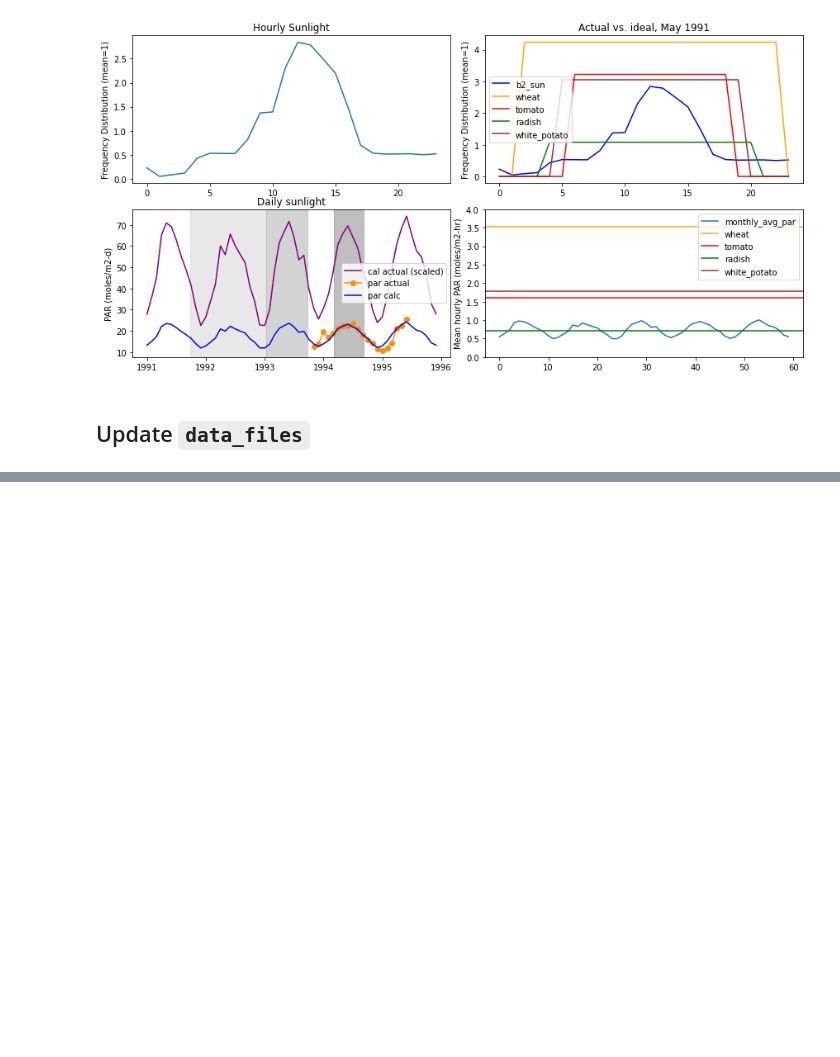
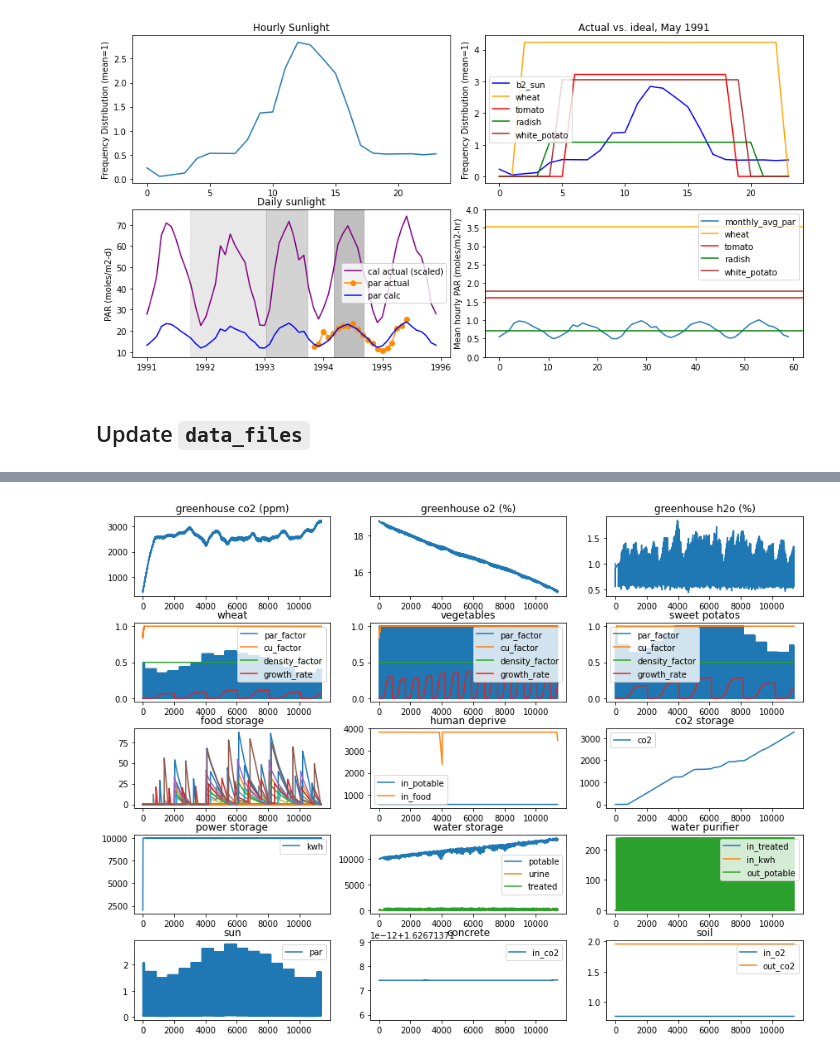
Before and after one commit to overthesun/simoc, a Jupyter notebook: generate_simoc_b2.ipynb, the cells around one changed output, grey strips where cells are left out. Drawn from its saved outputs; the diff is of its cells as text; code cells hidden in the pictures; blank space fills up the shorter version.

```diff
--- a/generate_simoc_b2.ipynb
+++ b/generate_simoc_b2.ipynb
@@ -358,0 +496,32 @@ with open(data_files_path / 'currency_desc.json', 'w') as f:
+# %%
+# MISSION 1A
+# Update config
+start_1a = '1991-09-26'
+end_1a = '1993-01-12'  # Day 475, pure O2 added
+days_1a = pd.date_range(start_1a, end_1a, freq='D').shape[0]
+config_b2_mission1a = {
+    **deepcopy(config_b2_base),
+    'start_time': start_1a,
+    'termination': [{'condition': 'time', 'value': days_1a, 'unit': 'day',}],
+}
+with open(data_files_path / 'config_b2_mission1a.json', 'w') as f:
+    json.dump(config_b2_mission1a, f, indent=4)
+
+# Run Model
+print('Mission 1a')
+start_time = time.time()
+model_1a = AgentModel.from_config(config_b2_mission1a, agent_desc=b2_agent_desc)
+model_1a.step_to(termination=True)
+runtime = round(time.time() - start_time, 2)
+data_1a = model_1a.get_data()
+with open(data_files_path / 'simdata_b2_mission1a.json', 'w') as f:
+    json.dump(data_1a, f)
+
+# Print Results
+print(f'{model_1a.step_num} steps in {runtime}s, '
+      f'from {model_1a.start_time} to {model_1a.start_time + model_1a.time}')
+for agent in model_1a.scheduler.agents:
+    if hasattr(agent, 'cause_of_death'):
+        print(f'{agent.agent_type} died: {agent.cause_of_death}')
+plot_b2_data(data_1a)
+# %% [output]
@@ -358,0 +530 @@ with open(data_files_path / 'currency_desc.json', 'w') as f:
+[figure, added]
```
Also changed, not shown: parts of 17 cells of this notebook, 8 other files.
